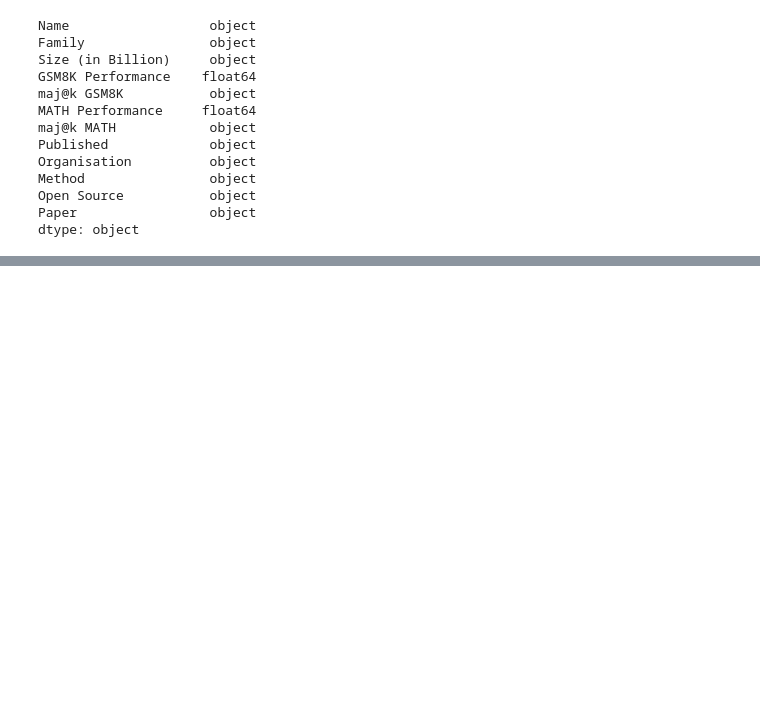
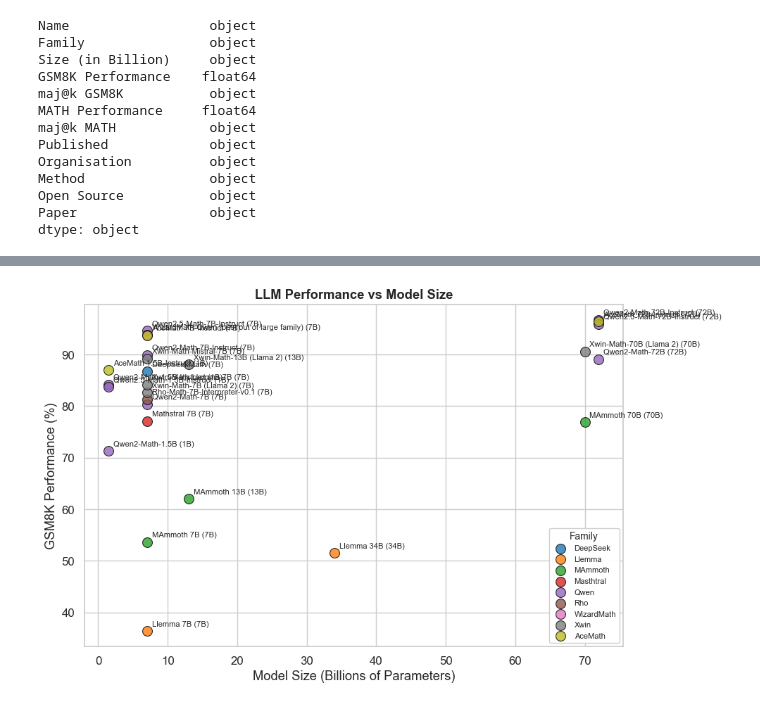
Before and after one commit to jonathantiedchen/math-reasoning-in-language-models, a Jupyter notebook: plots/plots_notebooks/gsm8k_math_llms_plots.ipynb, the cells around one changed output, grey strips where cells are left out. Drawn from its saved outputs; the diff is of its cells as text; code cells hidden in the pictures; blank space fills up the shorter version.

```diff
--- a/plots/plots_notebooks/gsm8k_math_llms_plots.ipynb
+++ b/plots/plots_notebooks/gsm8k_math_llms_plots.ipynb
@@ -341,0 +339,76 @@ plt.show()
+# %%
+import pandas as pd
+import numpy as np
+import matplotlib.pyplot as plt
+import seaborn as sns
+import os
+
+# Load the data
+df = pd.read_csv('/Users/jonathan/Library/Mobile Documents/com~apple~CloudDocs/Master/Master Thesis/math-reasoning-in-language-models/plots/graph_data/Math LLMs Table.csv')
+
+# Convert Size to numeric
+df['Size (in Billion)'] = pd.to_numeric(df['Size (in Billion)'], errors='coerce')
+# Filter: Keep only models published from July 2023 onwards
+# Convert Published dates to proper datetime objects
+df['Date'] = pd.to_datetime(df['Published'] + '-01', format='%y-%b-%d')
+df = df[df['Date'] >= pd.to_datetime('2023-07-01')]
+# Set Seaborn style
+sns.set_theme(style="whitegrid")
+sns.set_context("notebook", font_scale=1.1)
+
+# Create figure
+plt.figure(figsize=(10, 6))
+
+# Create consistent colors
+all_families = df['Family'].unique()
+palette = sns.color_palette("tab10", n_colors=len(all_families))
+family_colors = dict(zip(all_families, palette))
+
+# Plotting
+for family in all_families:
+    family_df = df[df['Family'] == family]
+
+    sns.scatterplot(
+        x='Size (in Billion)',
+        y='GSM8K Performance',
+        data=family_df,
+        color=family_colors[family],
+        s=100,  # Fixed size
+        alpha=0.8,
+        edgecolor='black',
+        linewidth=0.8,
+        label=family
+    )
+
+# Annotate points
+for i, row in df.iterrows():
+    if not pd.isna(row['Size (in Billion)']):
+        label = f"{row['Name']} ({int(row['Size (in Billion)'])}B)"
+        plt.annotate(label,
+                     (row['Size (in Billion)'], row['GSM8K Performance']),
+                     fontsize=8,
+                     xytext=(5, 5),
+                     textcoords='offset points')
+
+# Axes labels and title
+plt.xlabel('Model Size (Billions of Parameters)')
+plt.ylabel('GSM8K Performance (%)')
+plt.title('LLM Performance vs Model Size', fontweight='bold')
+
+# Legend
+plt.legend(title='Family', fontsize=8, title_fontsize=10, framealpha=0.95)
+
+# Optional: Set x-axis to log scale if desired
+# plt.xscale('log')
+
+# Save figure
+#save_dir = "/Users/jonathan/Library/Mobile Documents/com~apple~CloudDocs/Master/Master Thesis/math_reasoning_language_models/plots/plots_images/sota"
+#os.makedirs(save_dir, exist_ok=True)
+#file_path = os.path.join(save_dir, "gsm8k_math_llms_size_vs_performance.png")
+plt.savefig(file_path, dpi=300, bbox_inches="tight")
+
+plt.tight_layout()
+plt.show()
+plt.close()
+# %% [output]
+[figure, added]
```
Also changed, not shown: parts of 2 cells of this notebook, 11 other files.
